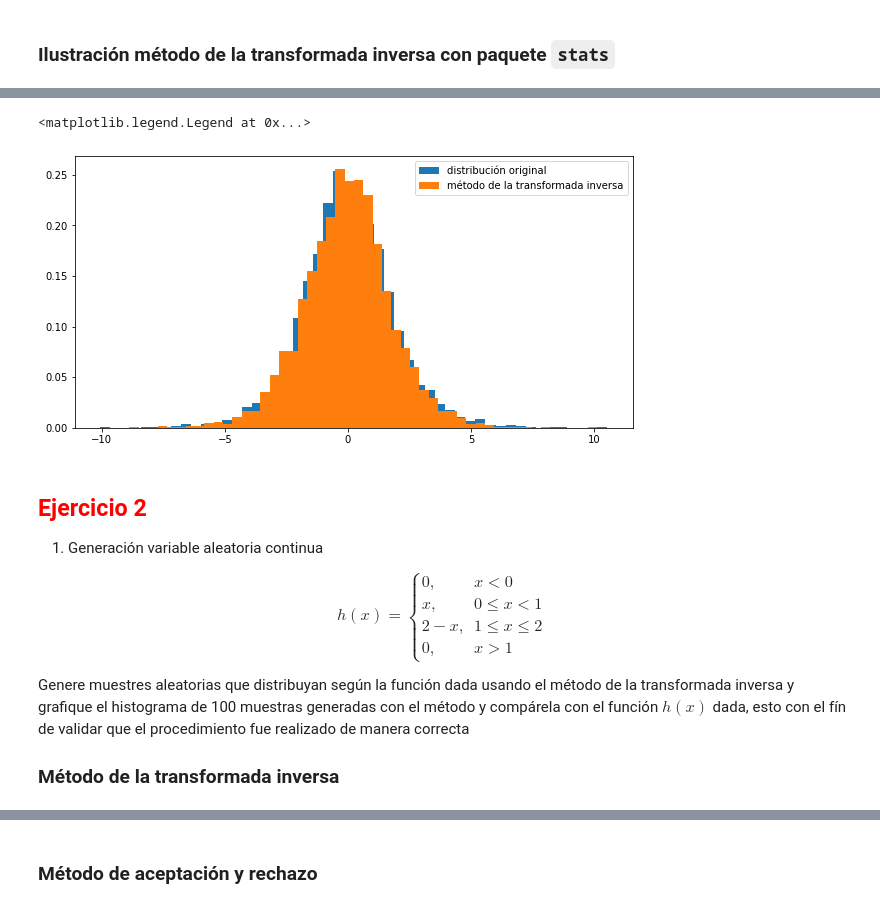
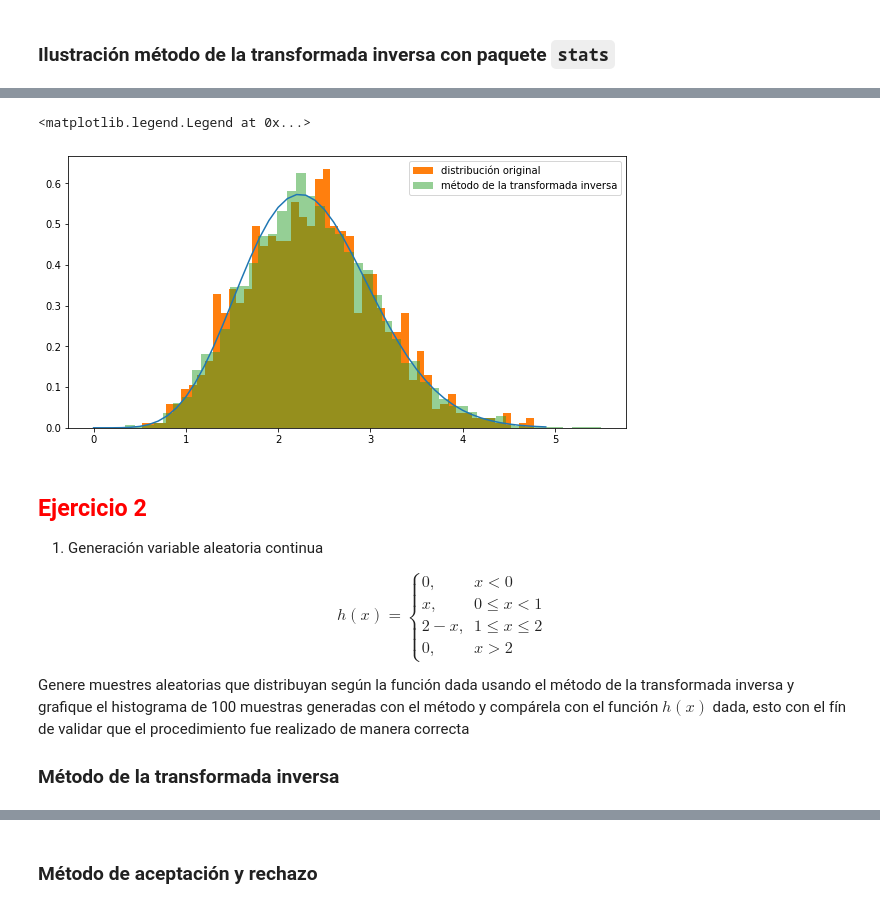
Before and after one commit to feramdor/SPF-2021-II, a Jupyter notebook: TEMA-2/Clase11_Ejercicios_MTI_MAR.ipynb, the cells around one changed output, grey strips where cells are left out. Drawn from its saved outputs; the diff is of its cells as text; code cells hidden in the pictures.

```diff
--- a/TEMA-2/Clase11_Ejercicios_MTI_MAR.ipynb
+++ b/TEMA-2/Clase11_Ejercicios_MTI_MAR.ipynb
@@ -14,31 +21,33 @@ from math import factorial as fac # Importo la operación factorial
 # %%
 # Elegir la distribución
-name_dist = ''
+name_dist = 'chi'
 # Explorar la función de la función getattr
-dist =
+dist = getattr(st, name_dist)
 # Parametros de la distribución (tupla)
-params = 1
+params = (4, 0, 1)
 # Cantidad de términos
 N = 5000
 # Diccionario de argumentos de la distribución
-args =
+args = {'df': 6, 'loc': 0, 'scale': 1}
 
 # Generación de variable aleatorias de la distrubición elegida
-x =
+x = dist(**args).rvs(size=1000)
 
 # Comparación de histogramas
 # 1. Histograma distribución original
 plt.figure(figsize=[10,5])
-plt.hist(x, bins=50,density=True, label='distribución original');
+plt.plot(np.arange(0, 5, 0.1),  dist(**args).pdf(np.arange(0, 5, 0.1)))
+
+plt.hist(x, bins=50, density=True, label='distribución original');
 
 # 2. Implementación del método de la transformada inversa usando función 'ppf'
-U =
-f_inv =
-plt.hist(f_inv, bins=50, density=True, label='método de la transformada inversa');
+U = np.random.rand(N)
+f_inv = dist(**args).ppf(U)
+plt.hist(f_inv, bins=50, density=True, label='método de la transformada inversa', alpha=0.5);
 plt.legend()
 # %% [output]
 <matplotlib.legend.Legend at 0x...>
-[figure, old version]
+[figure, new version]
 # %% [markdown]
 ## <font color ='red'> **Ejercicio 2**
  1. Generación variable aleatoria continua
@@ -49,7 +58,7 @@ h(x)=
 0, & x<0 \\
 x, & 0 \le x < 1 \\
 2-x, & 1\le x \le 2 \\
-0,& x>1
+0,& x>2
 \end{cases}
 $$
 
```
Also changed, not shown: parts of 4 cells of this notebook, 3 other files.
